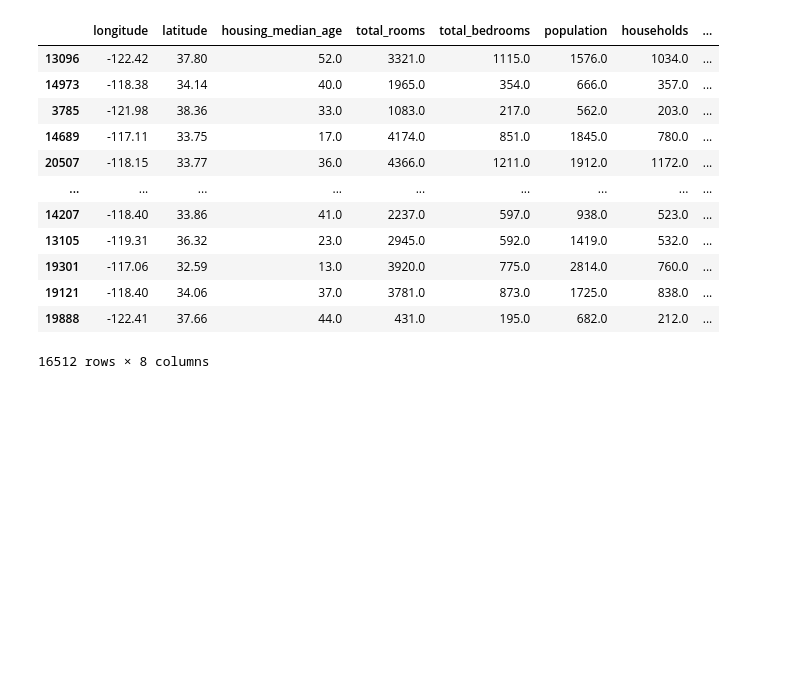
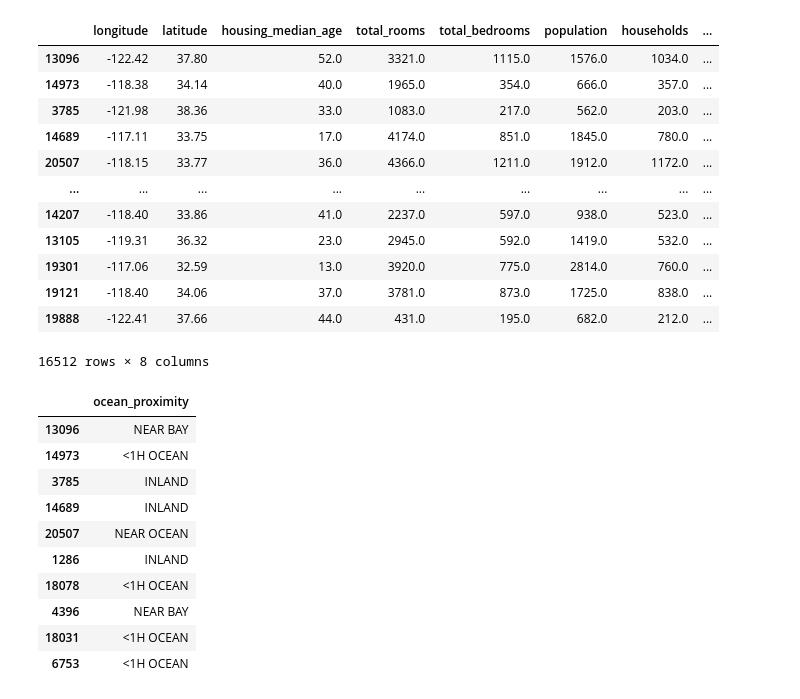
Before and after one commit to Parmida79/baldr, a Jupyter notebook: baldr/data_preperation.ipynb, the cells around one changed output. Drawn from its saved outputs; the diff is of its cells as text; code cells hidden in the pictures; blank space fills up the shorter version.

```diff
--- a/baldr/data_preperation.ipynb
+++ b/baldr/data_preperation.ipynb
@@ -73,3 +73,20 @@ housing_tr
 | 19121 | -118.40 | 34.06 | 37.0 | 3781.0 | 873.0 | 1725.0 | 838.0 | ... |
 | 19888 | -122.41 | 37.66 | 44.0 | 431.0 | 195.0 | 682.0 | 212.0 | ... |
 16512 rows × 8 columns
+# %%
+# a non-numerical column
+# has limited values, is a categorical attribute
+housing_cat = housing[['ocean_proximity']]
+housing_cat.head(10)
+# %% [output]
+|  | ocean_proximity |
+| 13096 | NEAR BAY |
+| 14973 | <1H OCEAN |
+| 3785 | INLAND |
+| 14689 | INLAND |
+| 20507 | NEAR OCEAN |
+| 1286 | INLAND |
+| 18078 | <1H OCEAN |
+| 4396 | NEAR BAY |
+| 18031 | <1H OCEAN |
+| 6753 | <1H OCEAN |
```
Also changed, not shown: parts of 2 cells of this notebook.
